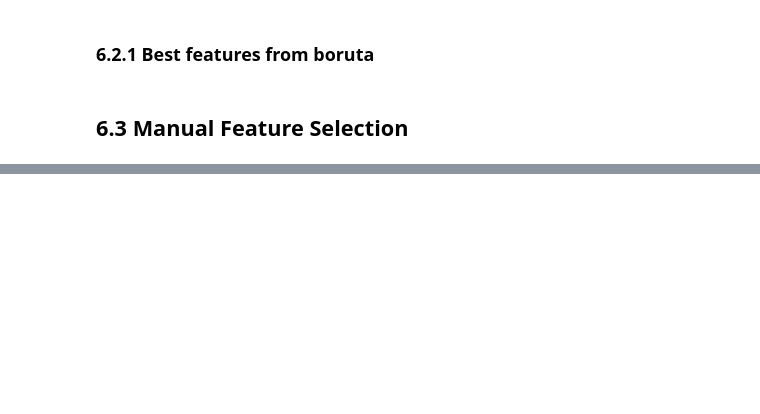
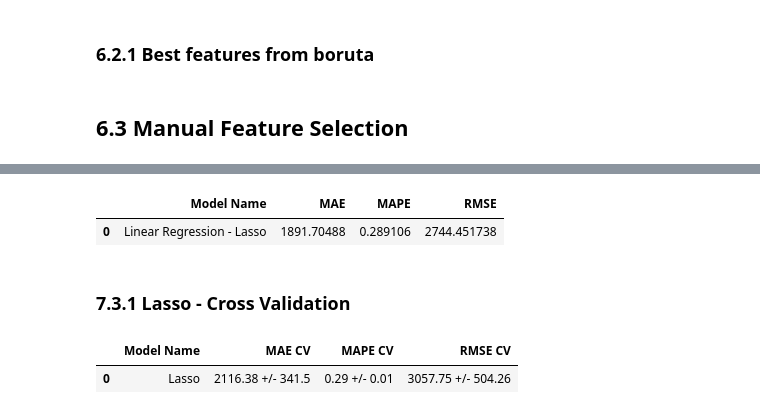
Before and after one commit to laioespinheira/rossmann_sales_prediction, a Jupyter notebook: m07_v01_store_sales_prediction.ipynb, the cells around one changed output, grey strips where cells are left out. Saved outputs shown, nothing was run; the diff lists cells and outputs as text; code cells hidden in the pictures; blank space fills up the shorter version.

```diff
--- a/m07_v01_store_sales_prediction.ipynb
+++ b/m07_v01_store_sales_prediction.ipynb
@@ -941,0 +1038,21 @@ lrr_result
+# %%
+# model
+lrr = Lasso( alpha=0.01 ).fit( x_train, y_train)
+
+# prediction
+yhat_lrr = lrr.predict( x_test )
+
+# performance
+lrr_result = ml_error( 'Linear Regression - Lasso', np.expm1(y_test), np.expm1(yhat_lrr))
+lrr_result
+# %% [output]
+|  | Model Name | MAE | MAPE | RMSE |
+| 0 | Linear Regression - Lasso | 1891.70488 | 0.289106 | 2744.451738 |
+# %% [markdown]
+### 7.3.1 Lasso - Cross Validation
+# %%
+lrr_result_cv = cross_validation( x_training, 5, 'Lasso', lrr, verbose=False)
+lrr_result_cv
+# %% [output]
+|  | Model Name | MAE CV | MAPE CV | RMSE CV |
+| 0 | Lasso | 2116.38 +/- 341.5 | 0.29 +/- 0.01 | 3057.75 +/- 504.26 |
```
Also changed, not shown: parts of 51 cells of this notebook.
